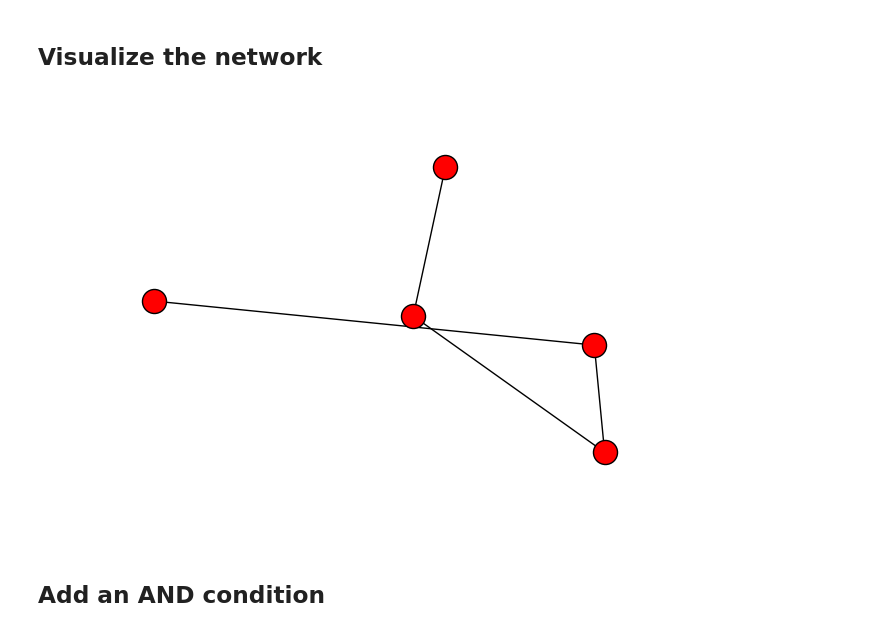
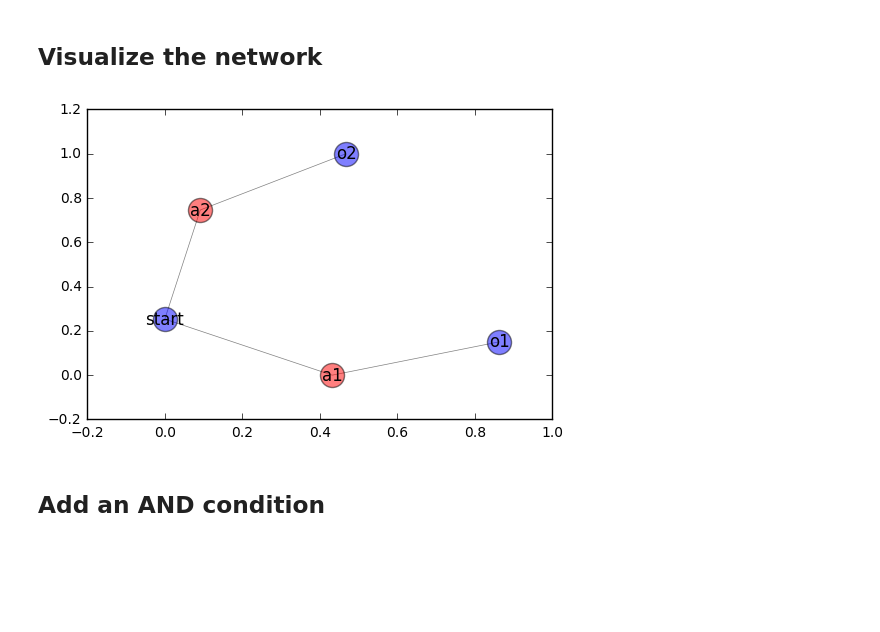
Before and after one commit to scrudgey/yogurt_tools, a Jupyter notebook: puzzle.ipynb, the cells around one changed output. Saved outputs shown, nothing was run; the diff lists cells and outputs as text; code cells hidden in the pictures; blank space fills up the shorter version.

```diff
--- a/puzzle.ipynb
+++ b/puzzle.ipynb
@@ -105,12 +98,10 @@ Ability a1 **eclipses** ability a2 if a1 can defeat all of the obstacles a2 can
 The idea here is that you don't want the player to aquire invincibility before armor, for example.
 # %% [markdown]
 ## Visualize the network
-# %%
-g = net.nxgraph()
-nx.draw(g)
-plt.show()
-# %% [output]
-[figure, removed]
+# %%
+net.plot()
+# %% [output]
+[figure, added]
 # %% [markdown]
 ## Add an AND condition
 # %%
```
Also changed, not shown: parts of 5 cells of this notebook, 1 other file.
